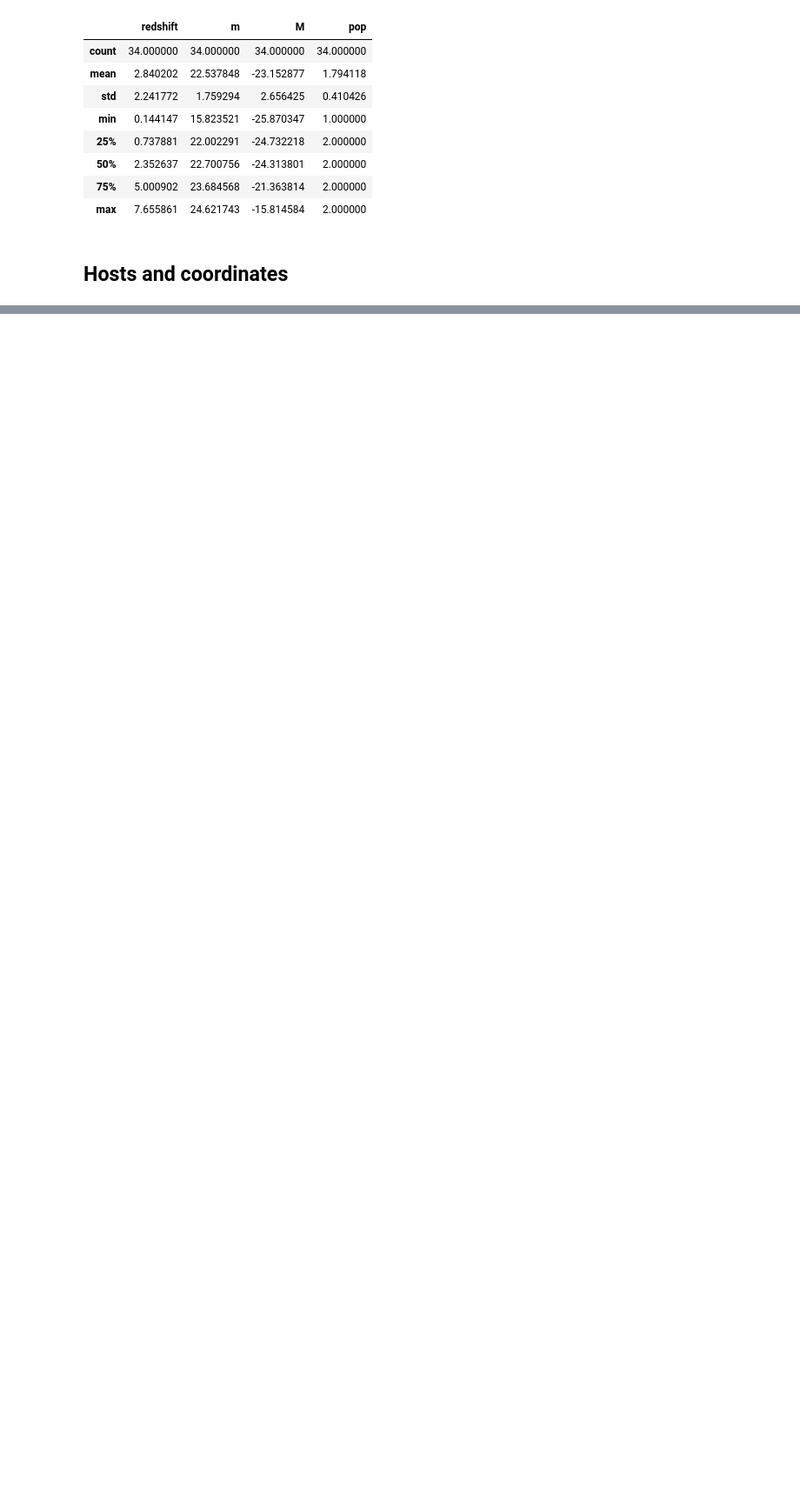
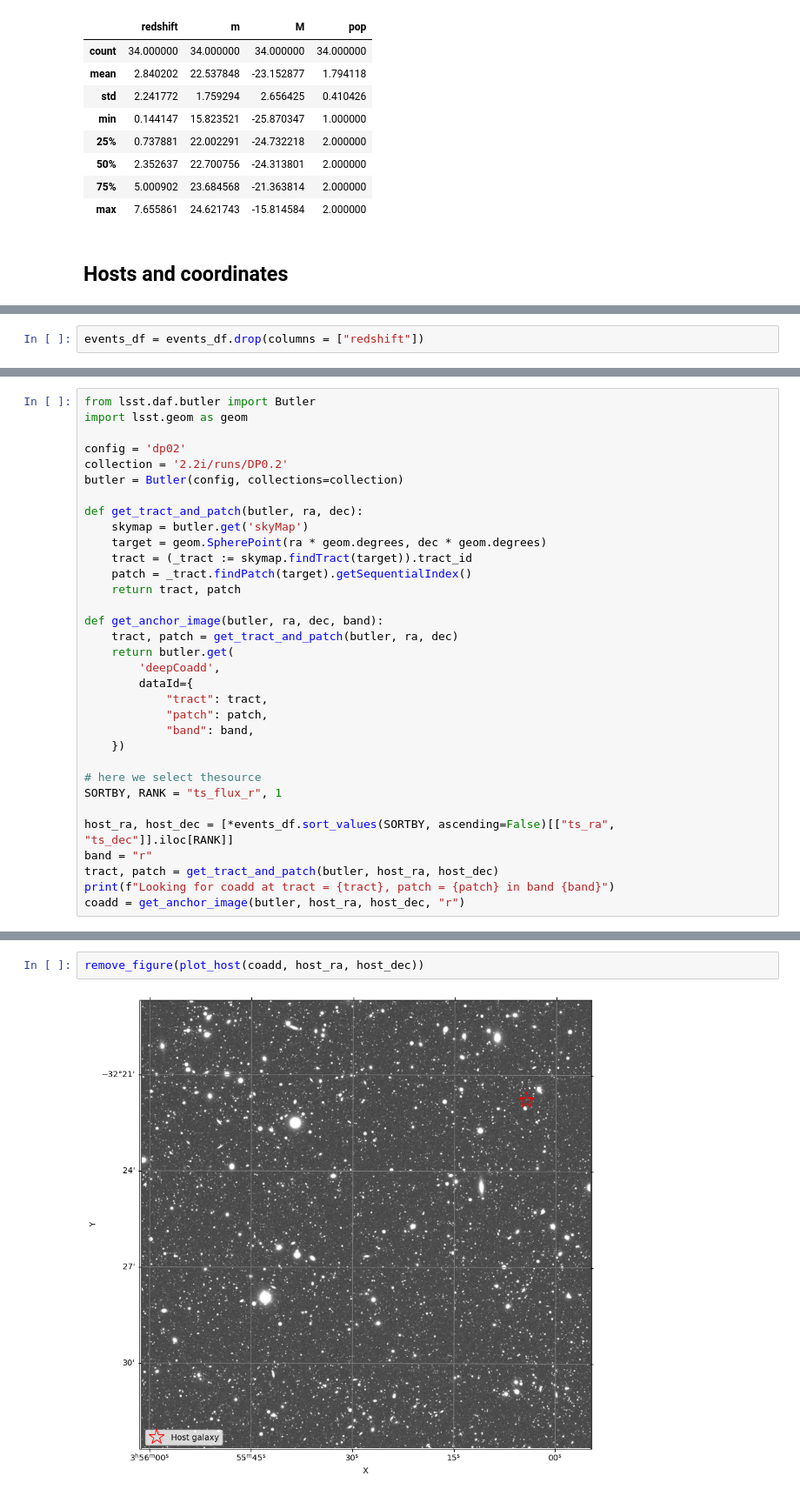
Before and after one commit to peppedilillo/doppelganger, a Jupyter notebook: notebooks/06_sourceCatalogSim.ipynb, the cells around one changed output, grey strips where cells are left out. Shown at 87% size. Drawn from its saved outputs; the diff is of its cells as text; blank space fills up the shorter version.

```diff
--- a/notebooks/06_sourceCatalogSim.ipynb
+++ b/notebooks/06_sourceCatalogSim.ipynb
@@ -248,0 +260,2 @@ pd.concat((sources_df, pd.DataFrame(hosts)), axis= 1)
+# %%
+events_df = events_df.drop(columns = ["redshift"])
@@ -248,0 +314,33 @@ pd.concat((sources_df, pd.DataFrame(hosts)), axis= 1)
+# %%
+from lsst.daf.butler import Butler
+import lsst.geom as geom
+
+config = 'dp02'
+collection = '2.2i/runs/DP0.2'
+butler = Butler(config, collections=collection)
+
+def get_tract_and_patch(butler, ra, dec):
+    skymap = butler.get('skyMap')
+    target = geom.SpherePoint(ra * geom.degrees, dec * geom.degrees)
+    tract = (_tract := skymap.findTract(target)).tract_id
+    patch = _tract.findPatch(target).getSequentialIndex()
+    return tract, patch
+
+def get_anchor_image(butler, ra, dec, band):
+    tract, patch = get_tract_and_patch(butler, ra, dec)
+    return butler.get(
+        'deepCoadd',
+        dataId={
+            "tract": tract,
+            "patch": patch,
+            "band": band,
+    })
+
+# here we select thesource
+SORTBY, RANK = "ts_flux_r", 1
+
+host_ra, host_dec = [*events_df.sort_values(SORTBY, ascending=False)[["ts_ra", "ts_dec"]].iloc[RANK]]
+band = "r"
+tract, patch = get_tract_and_patch(butler, host_ra, host_dec)
+print(f"Looking for coadd at tract = {tract}, patch = {patch} in band {band}")
+coadd = get_anchor_image(butler, host_ra, host_dec, "r")
@@ -248,0 +351,4 @@ pd.concat((sources_df, pd.DataFrame(hosts)), axis= 1)
+# %%
+remove_figure(plot_host(coadd, host_ra, host_dec))
+# %% [output]
+[figure, added]
```
Also changed, not shown: parts of 49 cells of this notebook, 3 other files.
